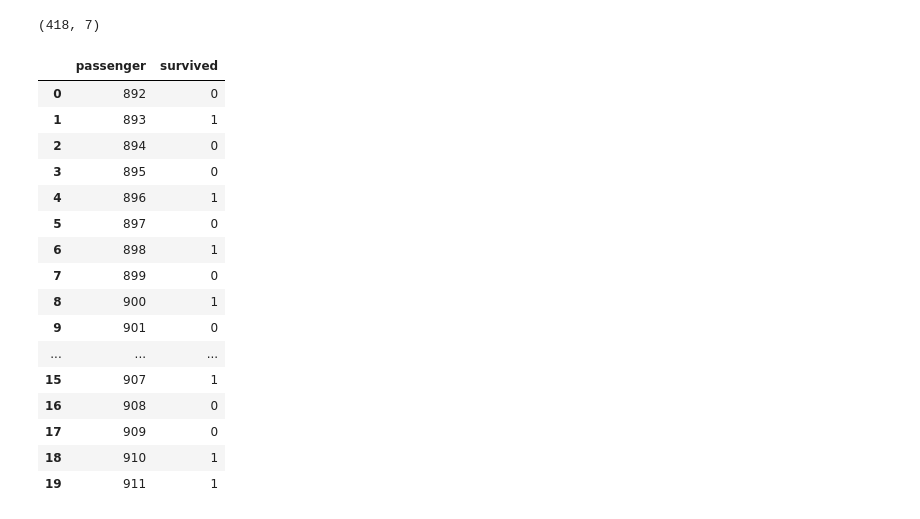
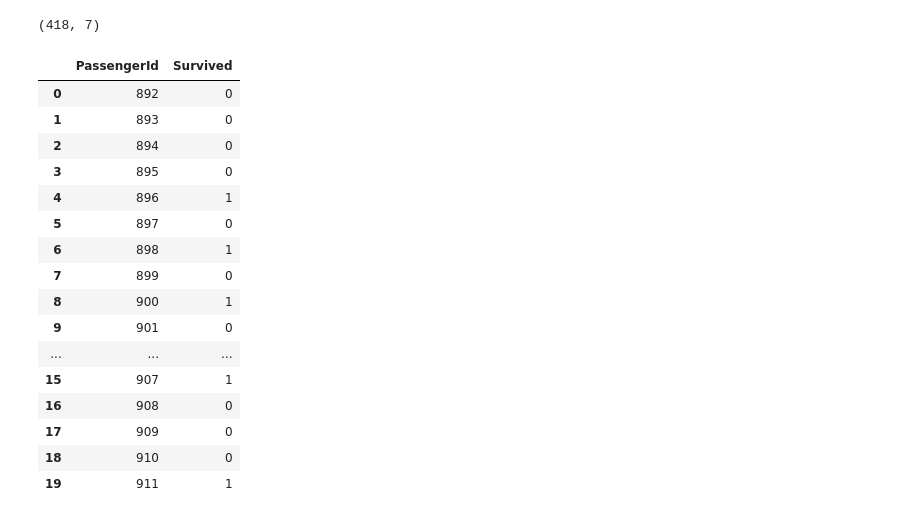
Before and after one commit to espoma/Kaggle_Titanic, a Jupyter notebook: kaggle_template.ipynb, the cells around one changed output. Saved outputs shown, nothing was run; the diff lists cells and outputs as text; code cells hidden in the pictures.

Commit message:
Correct solution header matrix

```diff
--- a/kaggle_template.ipynb
+++ b/kaggle_template.ipynb
@@ -557,12 +556,12 @@ X_test_i.shape
 # %%
 y_pred = best_rf.predict(X_test_i)
 # %%
-solution = pd.DataFrame({"passenger":test_data.PassengerId.unique(), "survived":y_pred})
+solution = pd.DataFrame({"PassengerId":test_data.PassengerId.unique(), "Survived":y_pred})
 solution.head(20)
 # %% [output]
-|  | passenger | survived |
+|  | PassengerId | Survived |
 | 0 | 892 | 0 |
-| 1 | 893 | 1 |
+| 1 | 893 | 0 |
 | 2 | 894 | 0 |
 | 3 | 895 | 0 |
 | 4 | 896 | 1 |
@@ -575,7 +574,7 @@ solution.head(20)
 | 15 | 907 | 1 |
 | 16 | 908 | 0 |
 | 17 | 909 | 0 |
-| 18 | 910 | 1 |
+| 18 | 910 | 0 |
 | 19 | 911 | 1 |
 # %%
 solution.to_csv("solution_rf.csv", index=False)
```
Also changed, not shown: parts of 11 cells of this notebook, 1 other file.
